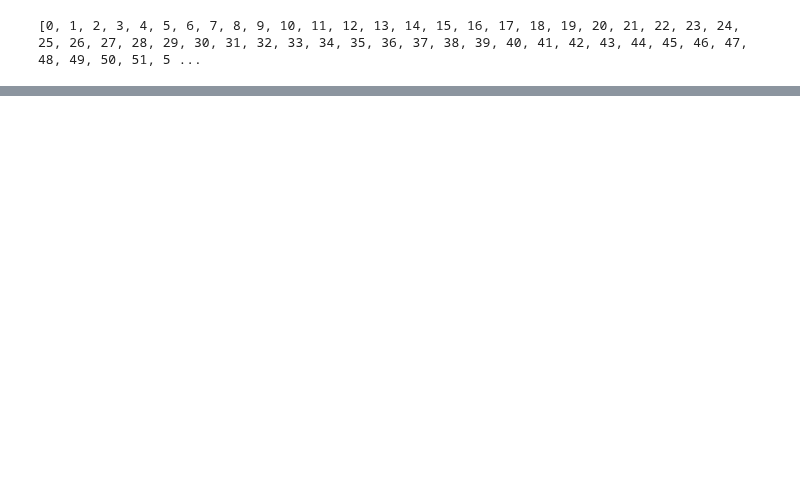
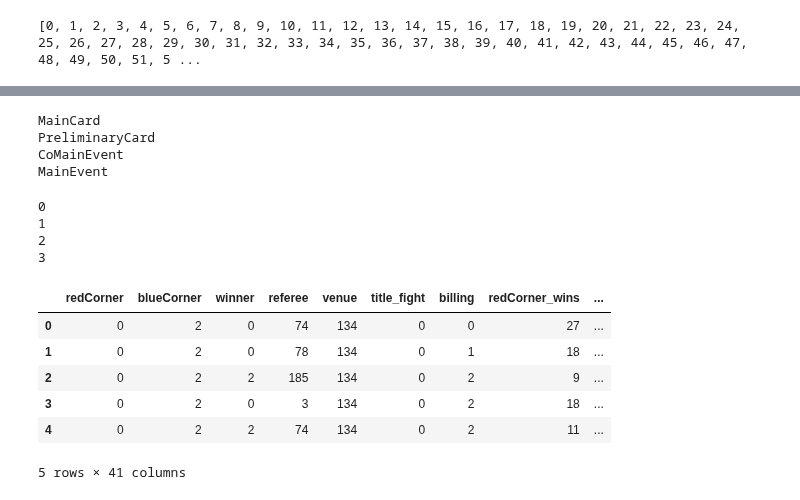
Before and after one commit to maxbraith/UFCModel, a Jupyter notebook: UFCModelGit/Tracking + Update/trackingAndUpdate.ipynb, the cells around one changed output, grey strips where cells are left out. Drawn from its saved outputs; the diff is of its cells as text; code cells hidden in the pictures; blank space fills up the shorter version.

```diff
--- a/UFCModelGit/Tracking + Update/trackingAndUpdate.ipynb
+++ b/UFCModelGit/Tracking + Update/trackingAndUpdate.ipynb
@@ -2684,0 +3080,55 @@ for char in chars2rep:
+# %%
+#clean billings
+for index, row in df.iterrows():
+    df.loc[index, 'billing'] = row['billing'].replace('-', '')
+# %%
+for index, row in df.iterrows():
+    df.loc[index, 'billing'] = row['billing'].replace(" ", "")
+# %%
+#check billings
+colVals = []
+for index, row in df.iterrows():
+    colVals.append(row['billing'])
+
+colVals = list(set(colVals))
+for val in colVals:
+    print(val)
+# %% [output]
+MainCard
+PreliminaryCard
+CoMainEvent
+MainEvent
+# %%
+#give billings numerical value
+df['billing'] = df['billing'].replace('MainEvent', 0)
+df['billing'] = df['billing'].replace('CoMainEvent', 1)
+df['billing'] = df['billing'].replace('MainCard', 2)
+df['billing'] = df['billing'].replace('PreliminaryCard', 3)
+# %%
+#check billings
+colVals = []
+for index, row in df.iterrows():
+    colVals.append(row['billing'])
+
+colVals = list(set(colVals))
+for val in colVals:
+    print(val)
+# %% [output]
+0
+1
+2
+3
+# %%
+#make title fight binary
+df['title_fight'] = df['title_fight'].replace('yes', 1)
+df['title_fight'] = df['title_fight'].replace('no', 0)
+# %%
+df.head()
+# %% [output]
+|  | redCorner | blueCorner | winner | referee | venue | title_fight | billing | redCorner_wins | ... |
+| 0 | 0 | 2 | 0 | 74 | 134 | 0 | 0 | 27 | ... |
+| 1 | 0 | 2 | 0 | 78 | 134 | 0 | 1 | 18 | ... |
+| 2 | 0 | 2 | 2 | 185 | 134 | 0 | 2 | 9 | ... |
+| 3 | 0 | 2 | 0 | 3 | 134 | 0 | 2 | 18 | ... |
+| 4 | 0 | 2 | 2 | 74 | 134 | 0 | 2 | 11 | ... |
+5 rows × 41 columns
```
Also changed, not shown: parts of 44 cells of this notebook, 4 other files.
